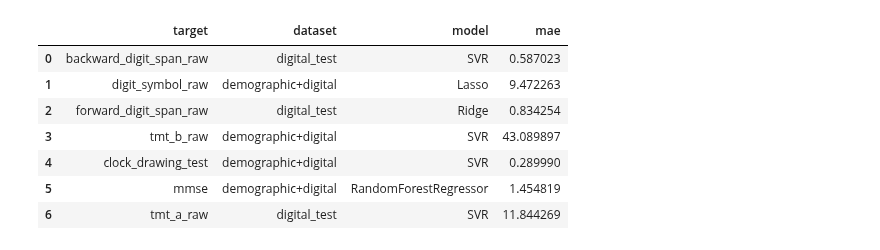
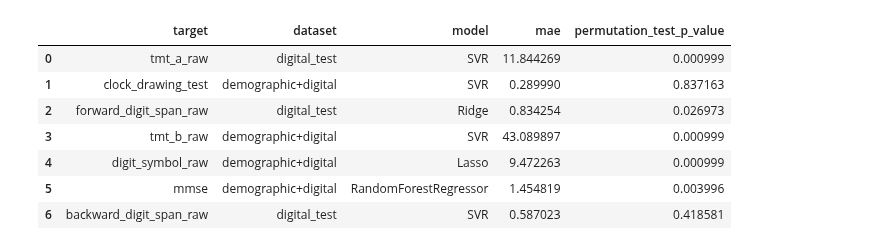
Before and after one commit to gianluca-capelo/tmt-analysis, a Jupyter notebook: notebooks/analyze_regression_results.ipynb, the cells around one changed output. Saved outputs shown, nothing was run; the diff lists cells and outputs as text; code cells hidden in the pictures.

Commit message:
analyze reg results

```diff
--- a/notebooks/analyze_regression_results.ipynb
+++ b/notebooks/analyze_regression_results.ipynb
@@ -34,5 +70,7 @@ timestamp = "2025-09-13_1725"
 timestamp_random_forest = "2025-09-14_1008"
 # %%
 from src.config import REGRESSION_TARGETS, DATASETS,REGRESSION_RESULTS_DIR
-summaries = load_all_summaries(REGRESSION_RESULTS_DIR, timestamp, REGRESSION_TARGETS, DATASETS)
-summaries_rf = load_all_summaries(REGRESSION_RESULTS_DIR, timestamp_random_forest, REGRESSION_TARGETS, DATASETS)
+summaries = load_all_summaries_with_pvalues(REGRESSION_RESULTS_DIR, timestamp, REGRESSION_TARGETS, DATASETS,
+                                                task="regression", metric="mae")
+summaries_rf = load_all_summaries_with_pvalues(REGRESSION_RESULTS_DIR, timestamp_random_forest, REGRESSION_TARGETS, DATASETS,
+                                                task="regression", metric="mae")
@@ -280,12 +297,12 @@ best_df
 # %%
-best_df_display = best_df[["target", "dataset", "model", "mae"]]
+best_df_display = best_df[["target", "dataset", "model", "mae", "permutation_test_p_value"]]
 best_df_display
 # %% [output]
-|  | target | dataset | model | mae |
-| 0 | backward_digit_span_raw | digital_test | SVR | 0.587023 |
-| 1 | digit_symbol_raw | demographic+digital | Lasso | 9.472263 |
-| 2 | forward_digit_span_raw | digital_test | Ridge | 0.834254 |
-| 3 | tmt_b_raw | demographic+digital | SVR | 43.089897 |
-| 4 | clock_drawing_test | demographic+digital | SVR | 0.289990 |
-| 5 | mmse | demographic+digital | RandomForestRegressor | 1.454819 |
-| 6 | tmt_a_raw | digital_test | SVR | 11.844269 |
+|  | target | dataset | model | mae | permutation_test_p_value |
+| 0 | tmt_a_raw | digital_test | SVR | 11.844269 | 0.000999 |
+| 1 | clock_drawing_test | demographic+digital | SVR | 0.289990 | 0.837163 |
+| 2 | forward_digit_span_raw | digital_test | Ridge | 0.834254 | 0.026973 |
+| 3 | tmt_b_raw | demographic+digital | SVR | 43.089897 | 0.000999 |
+| 4 | digit_symbol_raw | demographic+digital | Lasso | 9.472263 | 0.000999 |
+| 5 | mmse | demographic+digital | RandomForestRegressor | 1.454819 | 0.003996 |
+| 6 | backward_digit_span_raw | digital_test | SVR | 0.587023 | 0.418581 |
```
Also changed, not shown: parts of 6 cells of this notebook, 1 other file.
